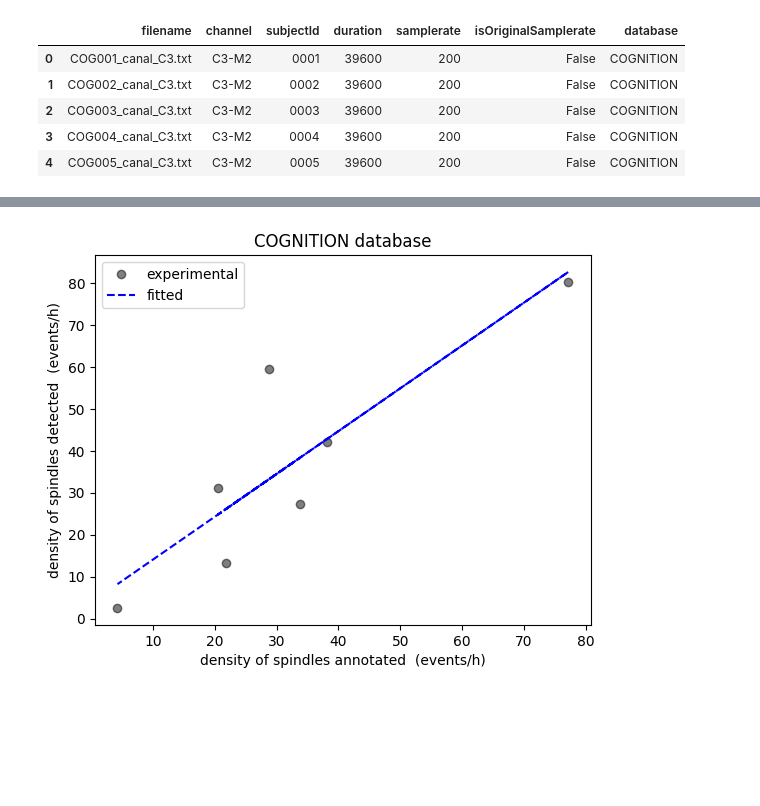
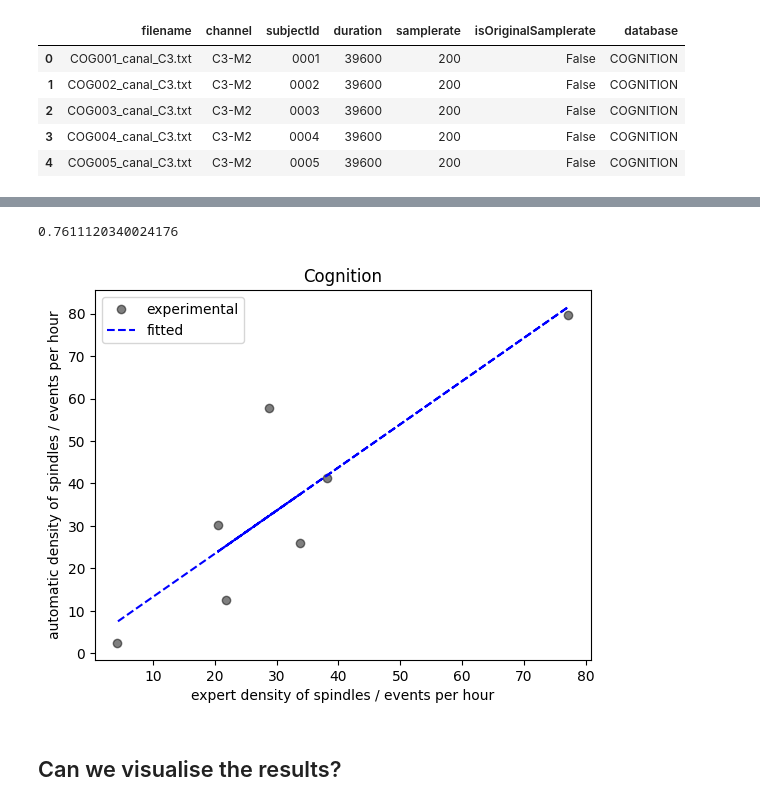
Before and after one commit to quiquegurdiel/SpinCo, a Jupyter notebook: experiments/010_COGNITION_testing26Features_7S_09aa67d8-c865-4a95-a7c5-de7b6adadbce/004_Correlations_E1.ipynb, the cells around one changed output, grey strips where cells are left out. Cells and saved outputs as stored; diff of their text form; code cells hidden in the pictures; blank space fills up the shorter version.

```diff
--- a/experiments/010_COGNITION_testing26Features_7S_09aa67d8-c865-4a95-a7c5-de7b6adadbce/004_Correlations_E1.ipynb
+++ b/experiments/010_COGNITION_testing26Features_7S_09aa67d8-c865-4a95-a7c5-de7b6adadbce/004_Correlations_E1.ipynb
@@ -108,7 +108,7 @@ featureSelection
 ## Hyperparameter definition
 this should come from a previous evaluation notebook
 # %%
-hyperClose=0.25
+hyperClose=0.1
 hyperDuration=0.3
 hyperThres=0.4
 hyperDepth=10
@@ -222,6 +155,7 @@ for ind,row in experimentModels.iterrows():
 
     #By-event tables
     processedAnnotations=labelVectorToAnnotations(processedLabels,samplerate)
+    processedAnnotations=processedAnnotations[processedAnnotations.duration<5].reset_index(drop=True)
     gtAnnotations=labelVectorToAnnotations(testLabels,samplerate)   #<- or just filter the annotations
     tableOut,tableGT=getMetricTables(gtAnnotations,processedAnnotations)
 
@@ -324,10 +266,16 @@ LinregressResult(slope=1.0209254864157458, intercept=3.848506156357452, rvalue=0
+# %%
+res.rvalue**2
+# %% [output]
+0.7611120340024176
 # %%
 plt.plot(annotationDensity,detectionDensity,linestyle='',marker='o',color='black',alpha=0.5,label='experimental')
 plt.plot(annotationDensity, res.intercept + res.slope*np.array(annotationDensity), 'b', linestyle='--', label='fitted')
 plt.legend()
-plt.xlabel("density of spindles annotated  (events/h)")
-plt.ylabel("density of spindles detected  (events/h)")
-plt.title("COGNITION database")
+plt.xlabel("expert density of spindles / events per hour")
+plt.ylabel("automatic density of spindles / events per hour")
+plt.title("Cognition")
 plt.show()
 # %% [output]
-[figure, old version]
+[figure, new version]
+# %% [markdown]
+## Can we visualise the results?
```
Also changed, not shown: parts of 23 cells of this notebook, 4 other files.
